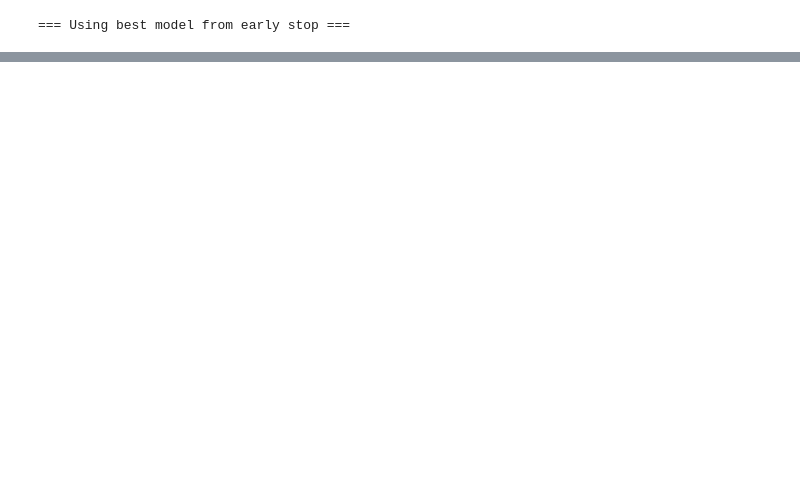
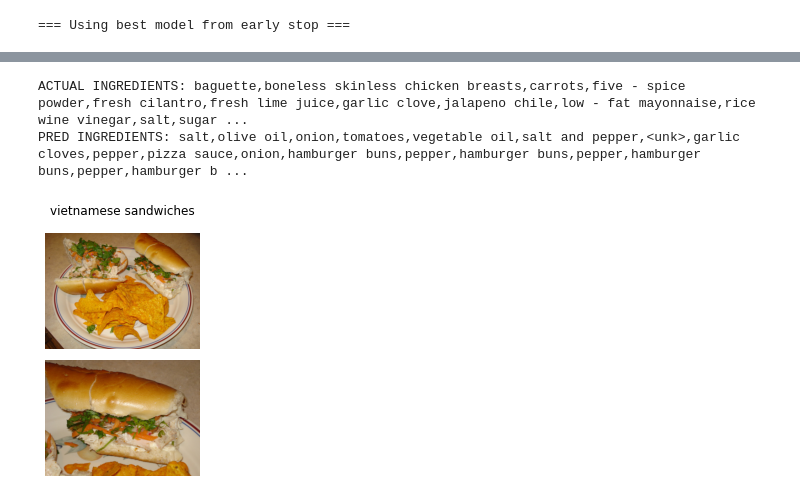
Before and after one commit to algaebrown/DeepRecipe, a Jupyter notebook: visualization.ipynb, the cells around one changed output, grey strips where cells are left out. Cells and saved outputs as stored; diff of their text form; code cells hidden in the pictures; blank space fills up the shorter version.

```diff
--- a/visualization.ipynb
+++ b/visualization.ipynb
@@ -71,0 +105,10 @@ PRED INGREDIENTS: salt,salt,potatoes,garlic,sour cream,butter,sea salt,chives,gr
+# %%
+row = df.loc[35]
+show_n_imgs(row['img_paths'], row['title'])
+
+print('ACTUAL INGREDIENTS:', ','.join(row['ingredients']))
+print('PRED INGREDIENTS:', ','.join(row['predicted_ingredients']))
+# %% [output]
+ACTUAL INGREDIENTS: baguette,boneless skinless chicken breasts,carrots,five - spice powder,fresh cilantro,fresh lime juice,garlic clove,jalapeno chile,low - fat mayonnaise,rice wine vinegar,salt,sugar ...
+PRED INGREDIENTS: salt,olive oil,onion,tomatoes,vegetable oil,salt and pepper,<unk>,garlic cloves,pepper,pizza sauce,onion,hamburger buns,pepper,hamburger buns,pepper,hamburger buns,pepper,hamburger b ...
+[figure, added]
```
Also changed, not shown: parts of 8 cells of this notebook, 3 other files.
